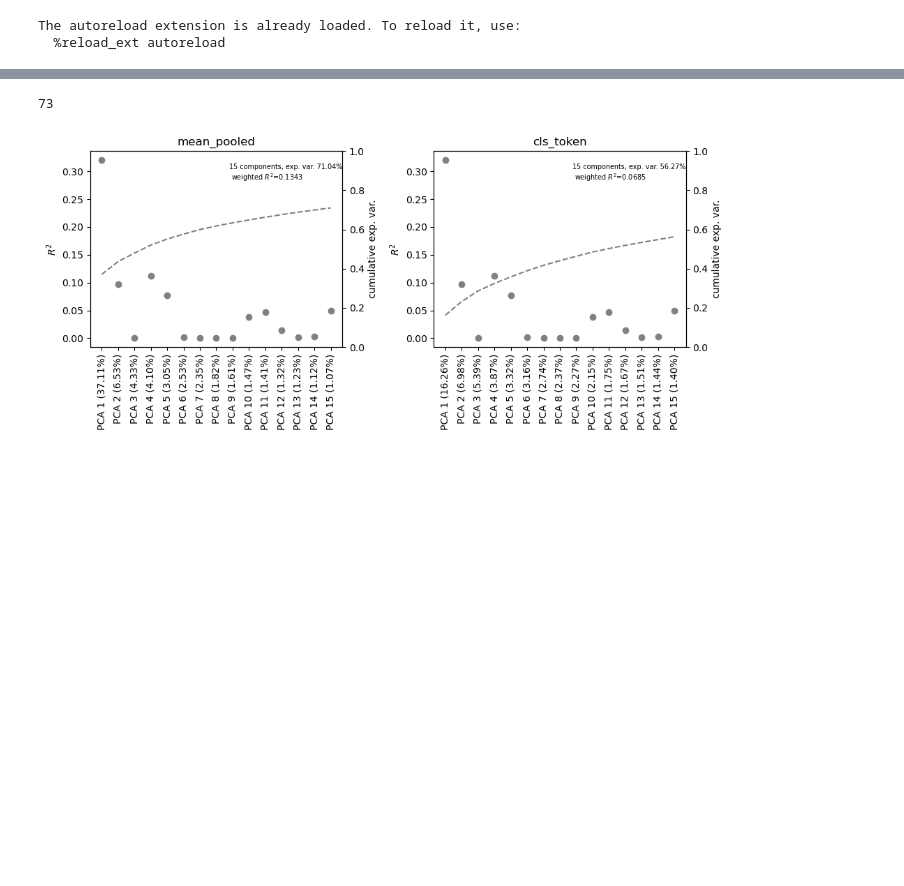
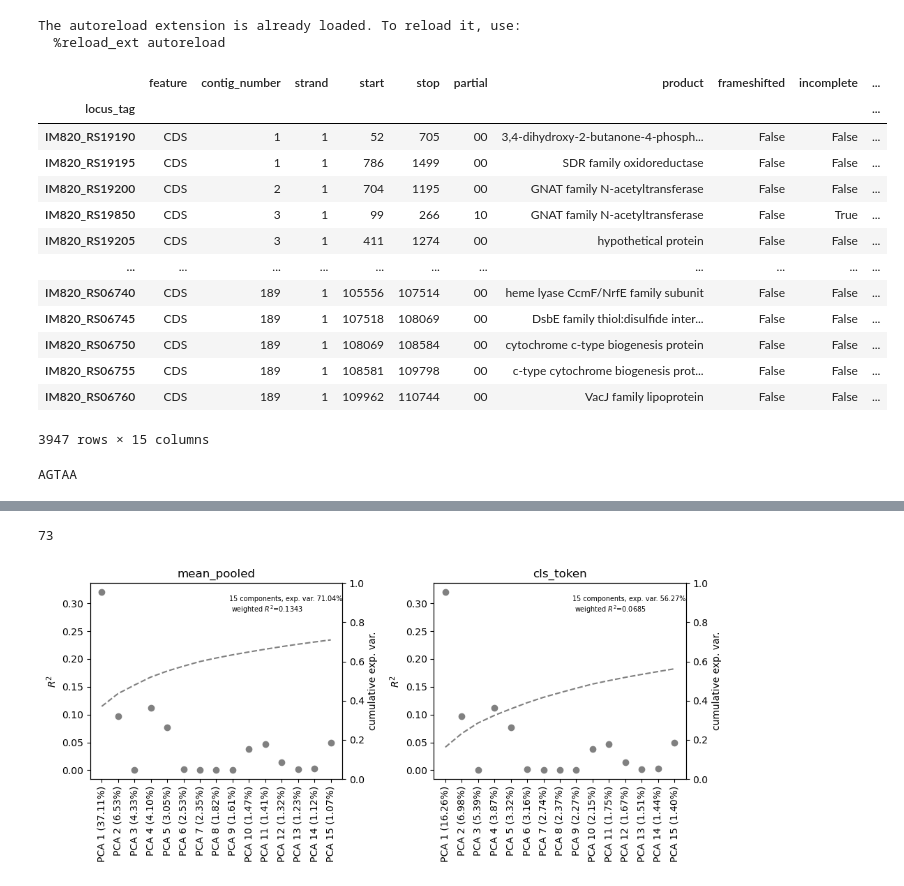
Before and after one commit to pipparichter/selenobot, a Jupyter notebook: notebooks/sandbox.ipynb, the cells around one changed output, grey strips where cells are left out. Drawn from its saved outputs; the diff is of its cells as text; code cells hidden in the pictures; blank space fills up the shorter version.

```diff
--- a/notebooks/sandbox.ipynb
+++ b/notebooks/sandbox.ipynb
@@ -38,6 +38,32 @@ from transformers import T5Tokenizer, T5EncoderModel, AutoTokenizer, EsmModel
 # %% [output]
 The autoreload extension is already loaded. To reload it, use:
   %reload_ext autoreload
+# %%
+# gbff_file = GBFFFile('../data/model_organisms/ncbi_afis_genomic.gbff')
+gbff_df = gbff_file.to_df()
+# gbff_df = gbff_df[gbff_df.index == 'IM820_RS19190']
+# gbff_df[~gbff_df.start_codon.isnull()][['stop_codon', 'start_codon', 'pseudo', 'strand']]
+# %%
+gbff_df
+# %% [output]
+|  | feature | contig_number | strand | start | stop | partial | product | frameshifted | incomplete | ... |
+| locus_tag |  |  |  |  |  |  |  |  |  | ... |
+| IM820_RS19190 | CDS | 1 | 1 | 52 | 705 | 00 | 3,4-dihydroxy-2-butanone-4-phosph... | False | False | ... |
+| IM820_RS19195 | CDS | 1 | 1 | 786 | 1499 | 00 | SDR family oxidoreductase | False | False | ... |
+| IM820_RS19200 | CDS | 2 | 1 | 704 | 1195 | 00 | GNAT family N-acetyltransferase | False | False | ... |
+| IM820_RS19850 | CDS | 3 | 1 | 99 | 266 | 10 | GNAT family N-acetyltransferase | False | True | ... |
+| IM820_RS19205 | CDS | 3 | 1 | 411 | 1274 | 00 | hypothetical protein | False | False | ... |
+| ... | ... | ... | ... | ... | ... | ... | ... | ... | ... | ... |
+| IM820_RS06740 | CDS | 189 | 1 | 105556 | 107514 | 00 | heme lyase CcmF/NrfE family subunit | False | False | ... |
+| IM820_RS06745 | CDS | 189 | 1 | 107518 | 108069 | 00 | DsbE family thiol:disulfide inter... | False | False | ... |
+| IM820_RS06750 | CDS | 189 | 1 | 108069 | 108584 | 00 | cytochrome c-type biogenesis protein | False | False | ... |
+| IM820_RS06755 | CDS | 189 | 1 | 108581 | 109798 | 00 | c-type cytochrome biogenesis prot... | False | False | ... |
+| IM820_RS06760 | CDS | 189 | 1 | 109962 | 110744 | 00 | VacJ family lipoprotein | False | False | ... |
+3947 rows × 15 columns
+# %%
+print(gbff_file.nt_seqs[1][700:705])
+# %% [output]
+AGTAA
 # %%
 file = XMLFile('../data/uniprot_sec.xml').to_df().to_csv('../data/uniprot_sec.csv')
 file = XMLFile('../data/uniprot_sprot.xml').to_df().to_csv('../data/uniprot_sprot.csv')
```
Also changed, not shown: parts of 1 cell of this notebook, 12 other files.
